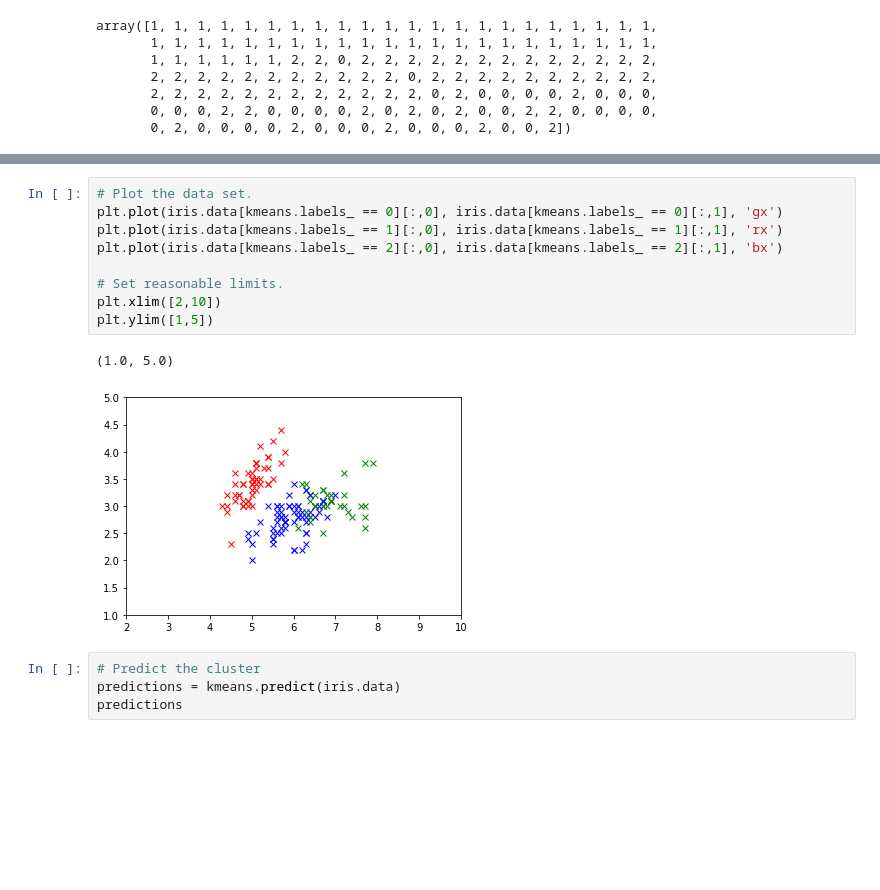
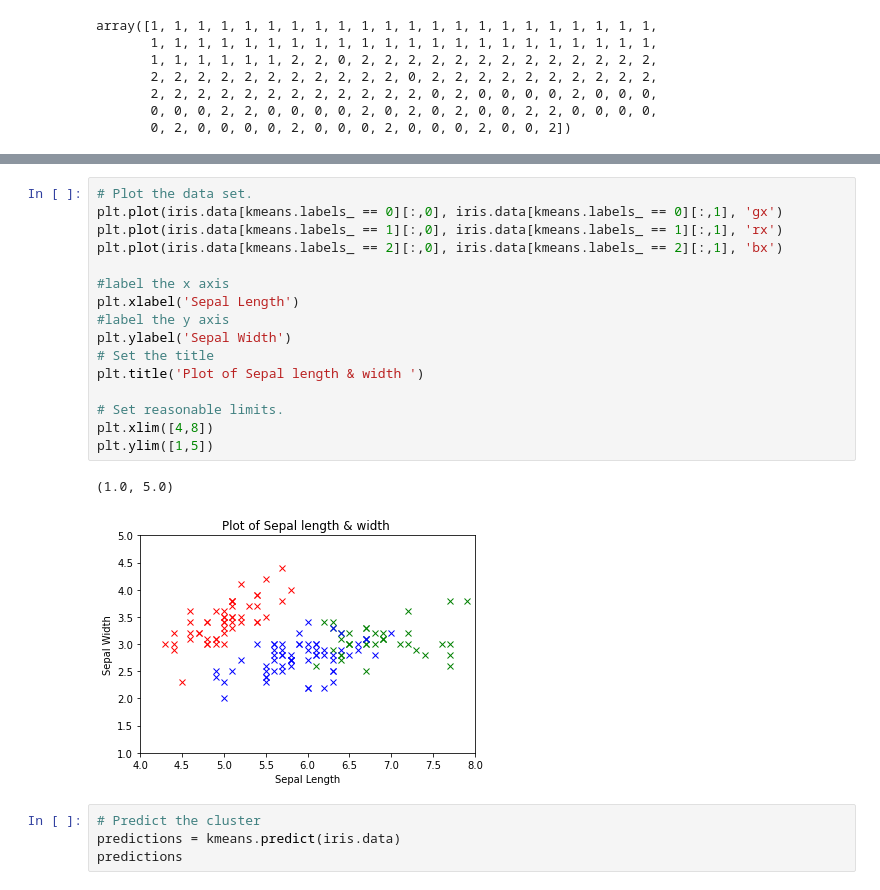
Before and after one commit to sagheerahmadGmit/EmergingTechTasks, a Jupyter notebook: AssessmentTasks.ipynb, the cells around one changed output, grey strips where cells are left out. Cells and saved outputs as stored; diff of their text form; blank space fills up the shorter version.

Commit message:
Continuing work on task 4 - adding more plots and making predictions

```diff
--- a/AssessmentTasks.ipynb
+++ b/AssessmentTasks.ipynb
@@ -255,15 +277,22 @@ array([1, 1, 1, 1, 1, 1, 1, 1, 1, 1, 1, 1, 1, 1, 1, 1, 1, 1, 1, 1, 1, 1,
 # %%
 # Plot the data set.
 plt.plot(iris.data[kmeans.labels_ == 0][:,0], iris.data[kmeans.labels_ == 0][:,1], 'gx')
 plt.plot(iris.data[kmeans.labels_ == 1][:,0], iris.data[kmeans.labels_ == 1][:,1], 'rx')
 plt.plot(iris.data[kmeans.labels_ == 2][:,0], iris.data[kmeans.labels_ == 2][:,1], 'bx')
 
+#label the x axis
+plt.xlabel('Sepal Length')
+#label the y axis
+plt.ylabel('Sepal Width')
+# Set the title
+plt.title('Plot of Sepal length & width ')
+
 # Set reasonable limits.
-plt.xlim([2,10])
+plt.xlim([4,8])
 plt.ylim([1,5])
 # %% [output]
 (1.0, 5.0)
-[figure, old version]
+[figure, new version]
 # %%
 # Predict the cluster
 predictions = kmeans.predict(iris.data)
```
Also changed, not shown: parts of 7 cells of this notebook, 1 other file.
